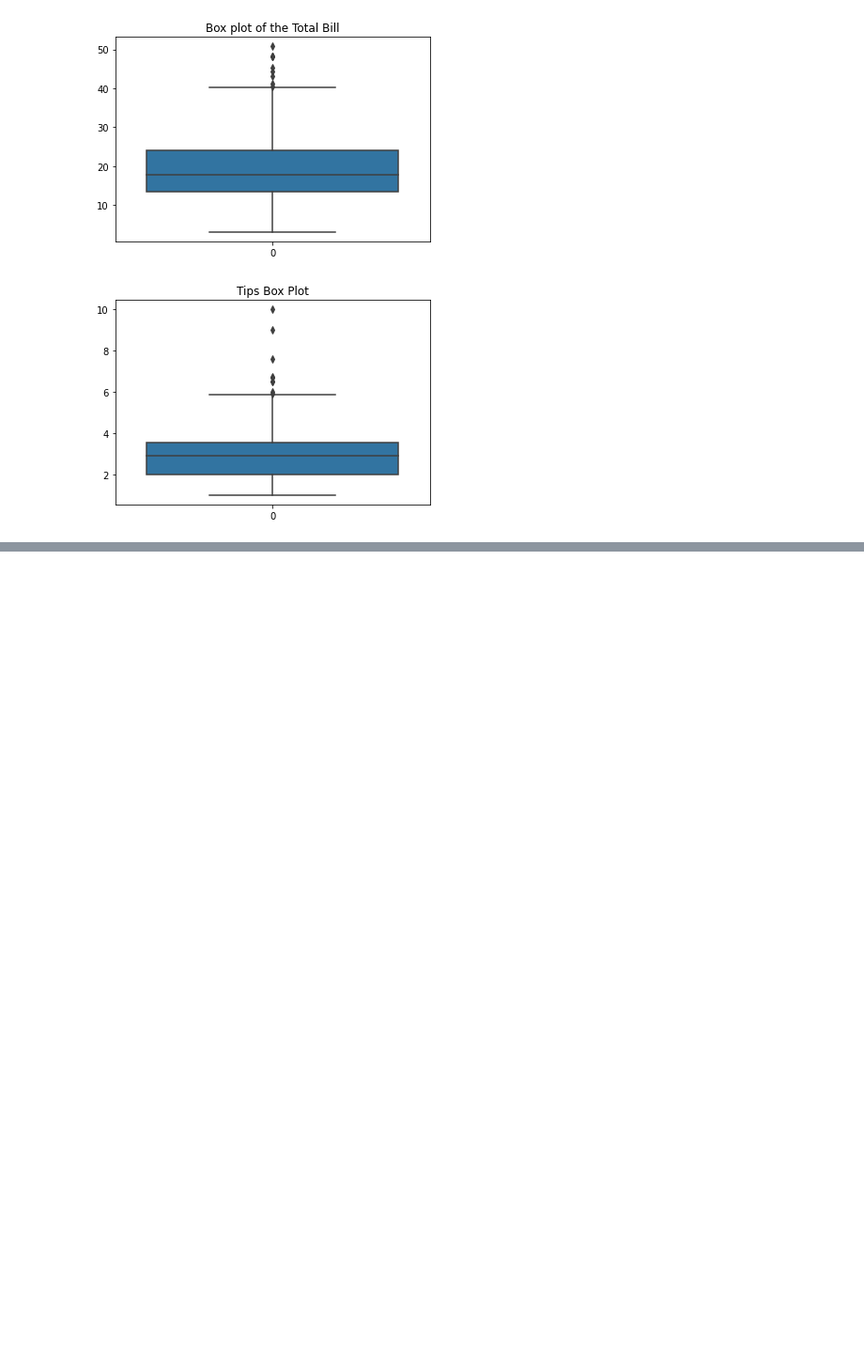
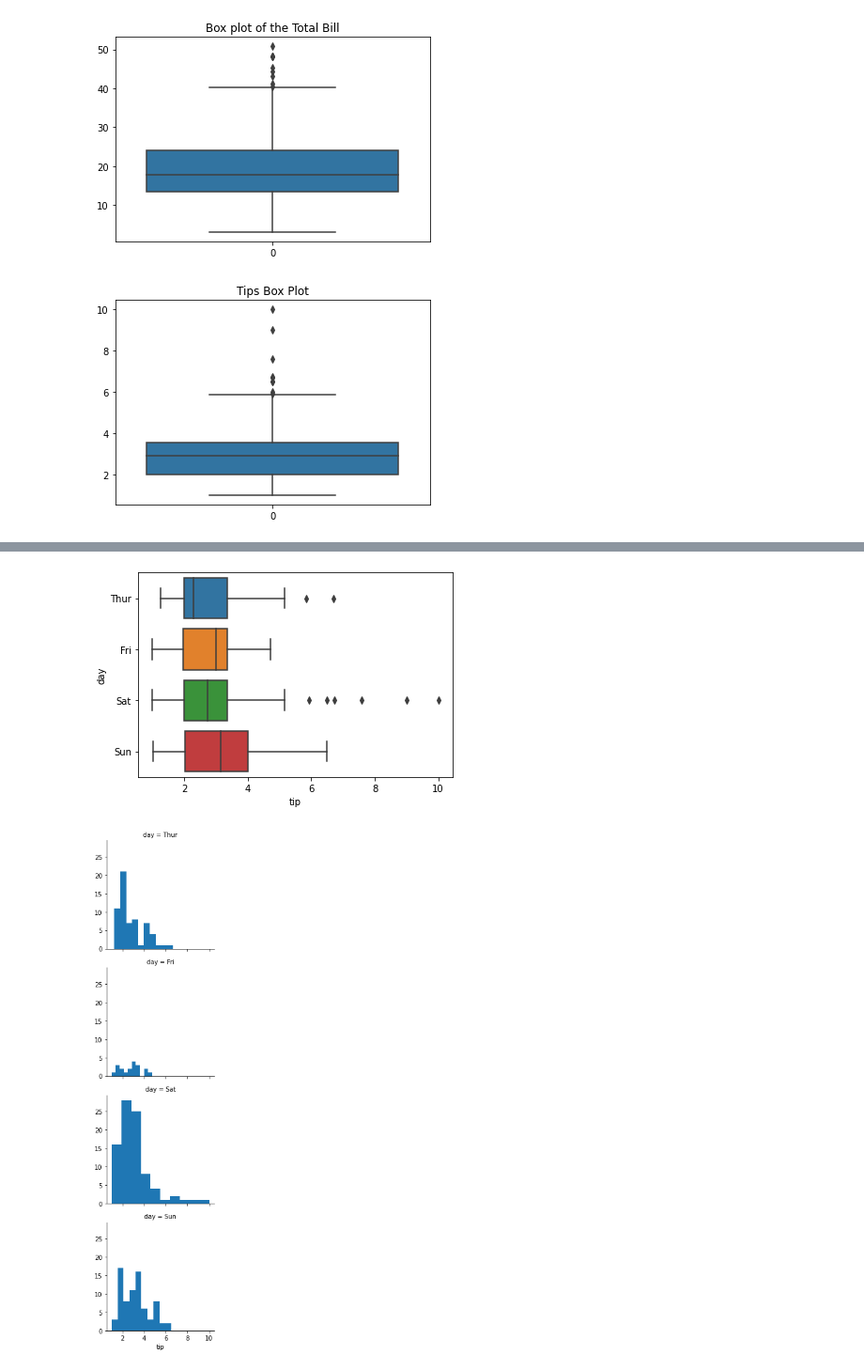
Before and after one commit to rjrahul24/statistics_with_python, a Jupyter notebook: Univariate_Data_Analysis.ipynb, the cells around one changed output, grey strips where cells are left out. Shown at 94% size. Saved outputs shown, nothing was run; the diff lists cells and outputs as text; code cells hidden in the pictures; blank space fills up the shorter version.

```diff
--- a/Univariate_Data_Analysis.ipynb
+++ b/Univariate_Data_Analysis.ipynb
@@ -72,0 +93,10 @@ plt.show()
+# %%
+# Create a boxplot and histogram of the tips grouped by the day
+sns.boxplot(x = tips_data["tip"], y = tips_data["day"])
+
+g = sns.FacetGrid(tips_data, row = "day")
+g = g.map(plt.hist, "tip")
+plt.show()
+# %% [output]
+[figure, added]
+[figure, added]
```
Also changed, not shown: parts of 3 cells of this notebook.
